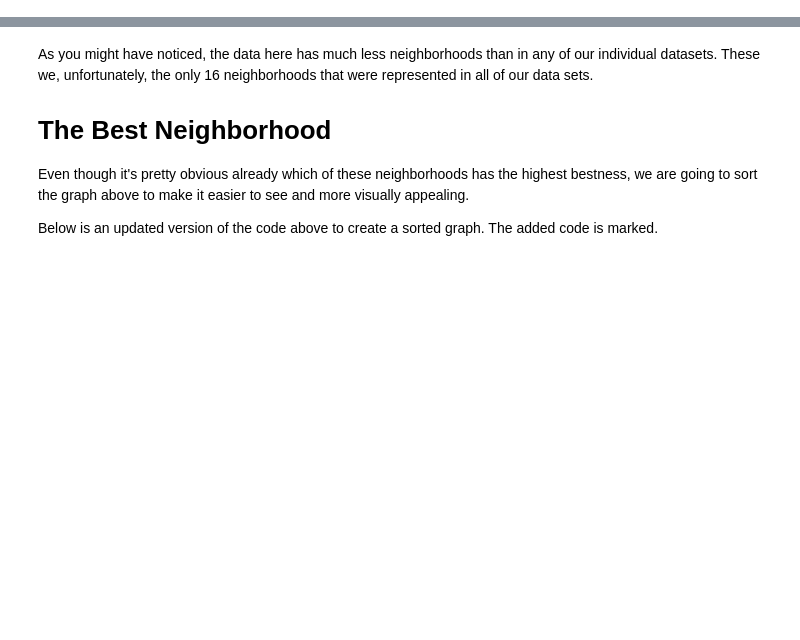
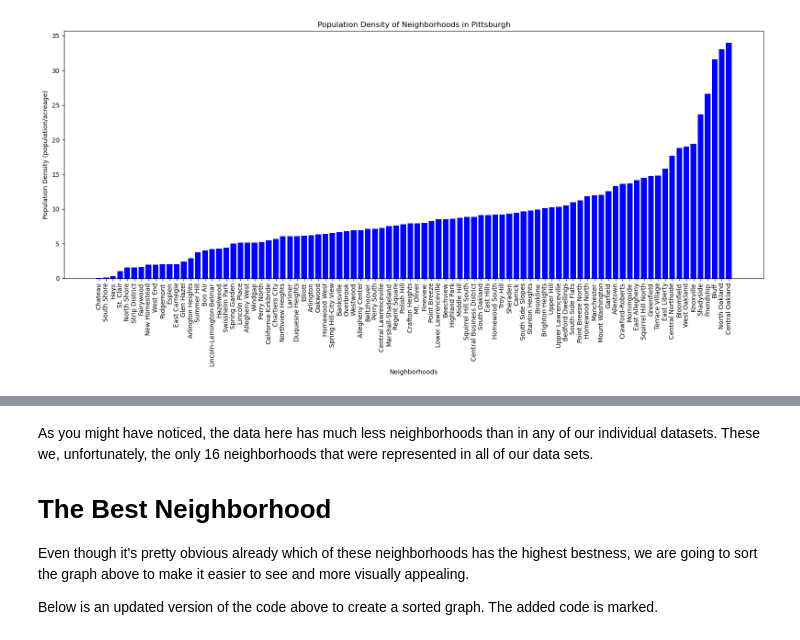
Before and after one commit to badcmptr/Big-Ideas-Final-Group-Project, a Jupyter notebook: combined_metric.ipynb, the cells around one changed output, grey strips where cells are left out. Cells and saved outputs as stored; diff of their text form; code cells hidden in the pictures; blank space fills up the shorter version.

```diff
--- a/combined_metric.ipynb
+++ b/combined_metric.ipynb
@@ -0,0 +9,38 @@
+# %%
+import csv
+import matplotlib.pyplot as plt
+import numpy as np
+
+neighborhoods = []
+populations = []
+rawAcreage = []
+
+with open('pop-density-data.csv', 'r') as csvfile:
+    csvreader = csv.reader(csvfile)
+    next(csvreader)
+    for row in csvreader:
+        neighborhoods.append(row[1])
+        populations.append(int(row[3]))
+        rawAcreage.append(float(row[4]))
+
+acreage = [int(x) for x in rawAcreage]
+
+popDense = []
+for i in range(len(populations)):
+    popDense.append(populations[i] / acreage[i])
+
+sorted_index = np.argsort(popDense)
+sorted_neighborhoods = [neighborhoods[i] for i in sorted_index]
+sorted_popDense = np.sort(popDense)
+
+plt.figure(figsize=(16, 8))
+plt.bar(sorted_neighborhoods, sorted_popDense, color='blue')
+plt.xlabel('Neighborhoods')
+plt.ylabel('Population Density (population/acreage)')
+plt.title('Population Density of Neighborhoods in Pittsburgh')
+plt.xticks(rotation=90)
+
+plt.tight_layout()
+plt.show()
+# %% [output]
+[figure, added]
```
Also changed, not shown: parts of 9 cells of this notebook.
